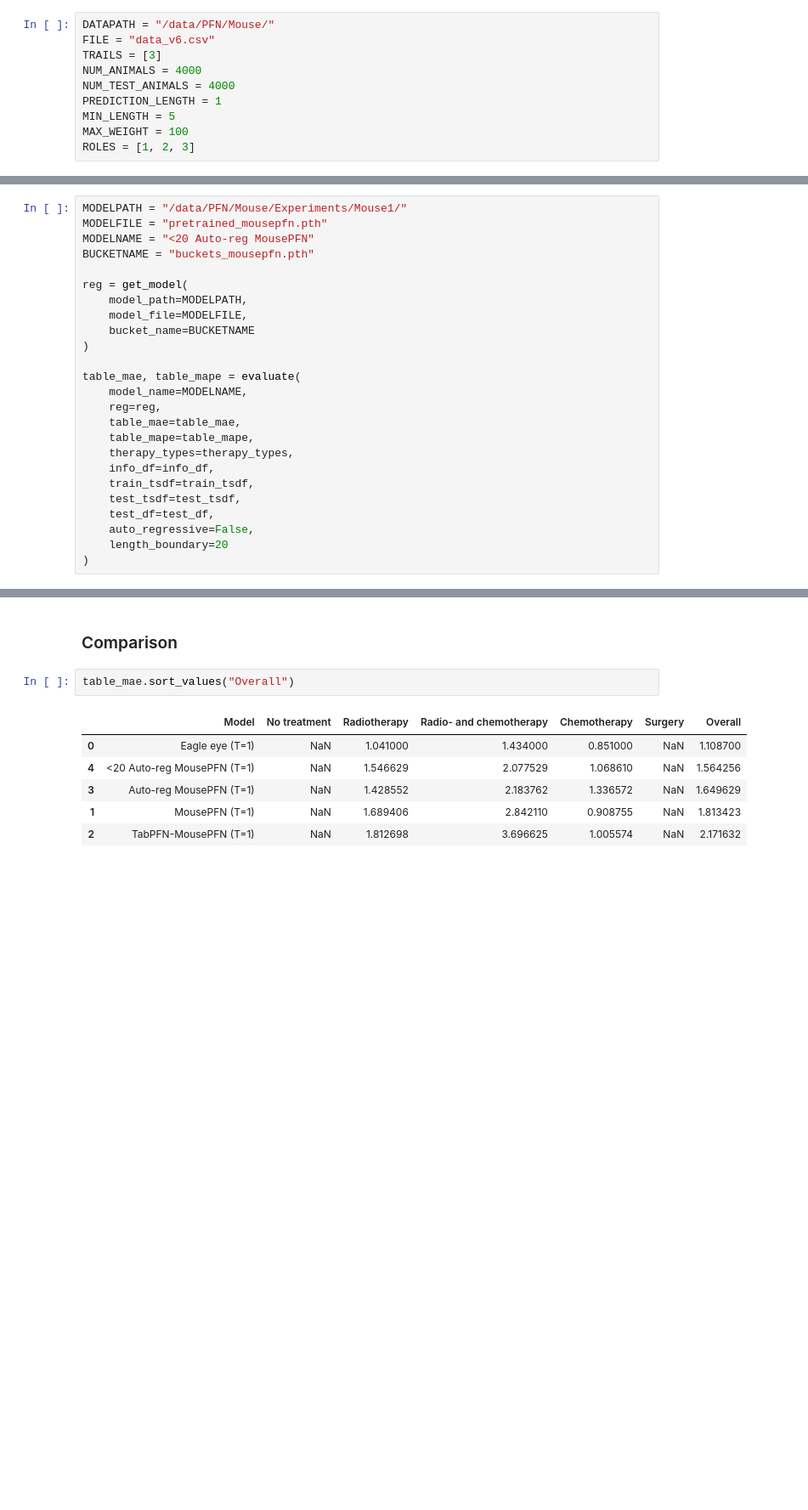
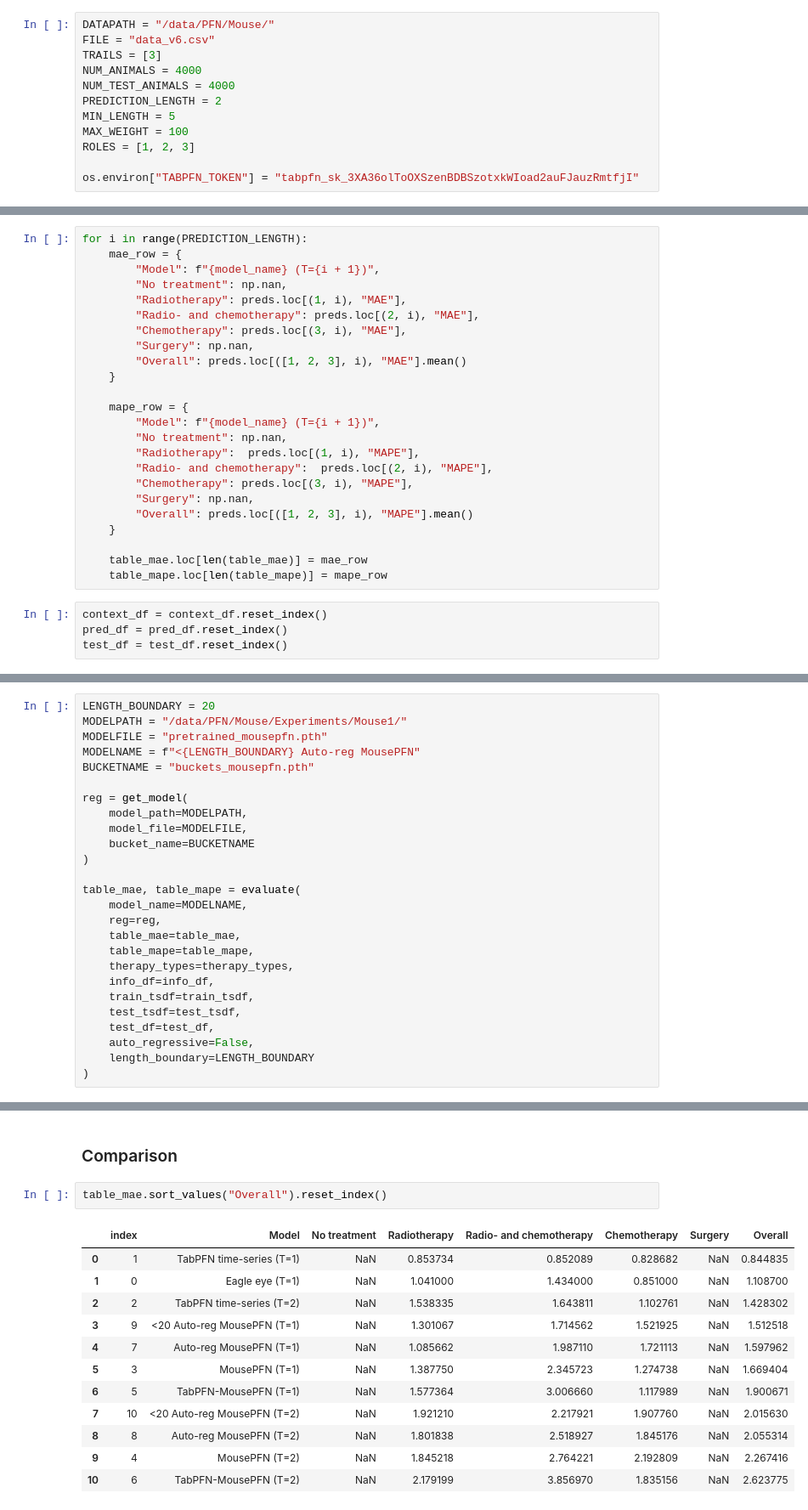
Before and after one commit to UKEIAM/TFM-mouse, a Jupyter notebook: notebooks/mouse.ipynb, the cells around one changed output, grey strips where cells are left out. Shown at 85% size. Drawn from its saved outputs; the diff is of its cells as text; blank space fills up the shorter version.

```diff
--- a/notebooks/mouse.ipynb
+++ b/notebooks/mouse.ipynb
@@ -32,10 +32,12 @@ FILE = "data_v6.csv"
 TRAILS = [3]
 NUM_ANIMALS = 4000
 NUM_TEST_ANIMALS = 4000
-PREDICTION_LENGTH = 1
+PREDICTION_LENGTH = 2
 MIN_LENGTH = 5
 MAX_WEIGHT = 100
 ROLES = [1, 2, 3]
+
+os.environ["TABPFN_TOKEN"] = "tabpfn_sk_3XA36olToOXSzenBDBSzotxkWIoad2auFJauzRmtfjI"
 # %% [markdown]
 ## Prepare data
 # %% [markdown]
@@ -543,0 +602,28 @@ def evaluate(
+# %%
+for i in range(PREDICTION_LENGTH):
+    mae_row = {
+        "Model": f"{model_name} (T={i + 1})",
+        "No treatment": np.nan,
+        "Radiotherapy": preds.loc[(1, i), "MAE"],
+        "Radio- and chemotherapy": preds.loc[(2, i), "MAE"],
+        "Chemotherapy": preds.loc[(3, i), "MAE"],
+        "Surgery": np.nan,
+        "Overall": preds.loc[([1, 2, 3], i), "MAE"].mean()
+    }
+
+    mape_row = {
+        "Model": f"{model_name} (T={i + 1})",
+        "No treatment": np.nan,
+        "Radiotherapy":  preds.loc[(1, i), "MAPE"],
+        "Radio- and chemotherapy":  preds.loc[(2, i), "MAPE"],
+        "Chemotherapy": preds.loc[(3, i), "MAPE"],
+        "Surgery": np.nan,
+        "Overall": preds.loc[([1, 2, 3], i), "MAPE"].mean()
+    }
+
+    table_mae.loc[len(table_mae)] = mae_row
+    table_mape.loc[len(table_mape)] = mape_row
+# %%
+context_df = context_df.reset_index()
+pred_df = pred_df.reset_index()
+test_df = test_df.reset_index()
@@ -683,9 +816,10 @@ Target: []
 ### Mouse, context for long-lived mice
 Only add context when the mice has a lot of data, otherwise do it auto-regressively.
 # %%
+LENGTH_BOUNDARY = 20
 MODELPATH = "/data/PFN/Mouse/Experiments/Mouse1/"
 MODELFILE = "pretrained_mousepfn.pth"
-MODELNAME = "<20 Auto-reg MousePFN"
+MODELNAME = f"<{LENGTH_BOUNDARY} Auto-reg MousePFN"
 BUCKETNAME = "buckets_mousepfn.pth"
 
 reg = get_model(
@@ -705,5 +839,5 @@ table_mae, table_mape = evaluate(
     test_tsdf=test_tsdf,
     test_df=test_df,
     auto_regressive=False,
-    length_boundary=20
+    length_boundary=LENGTH_BOUNDARY
 )
@@ -728,12 +872,18 @@ Target: []
 # %% [markdown]
 ### Comparison
 # %%
-table_mae.sort_values("Overall")
+table_mae.sort_values("Overall").reset_index()
 # %% [output]
-|  | Model | No treatment | Radiotherapy | Radio- and chemotherapy | Chemotherapy | Surgery | Overall |
-| 0 | Eagle eye (T=1) | NaN | 1.041000 | 1.434000 | 0.851000 | NaN | 1.108700 |
-| 4 | <20 Auto-reg MousePFN (T=1) | NaN | 1.546629 | 2.077529 | 1.068610 | NaN | 1.564256 |
-| 3 | Auto-reg MousePFN (T=1) | NaN | 1.428552 | 2.183762 | 1.336572 | NaN | 1.649629 |
-| 1 | MousePFN (T=1) | NaN | 1.689406 | 2.842110 | 0.908755 | NaN | 1.813423 |
-| 2 | TabPFN-MousePFN (T=1) | NaN | 1.812698 | 3.696625 | 1.005574 | NaN | 2.171632 |
+|  | index | Model | No treatment | Radiotherapy | Radio- and chemotherapy | Chemotherapy | Surgery | Overall |
+| 0 | 1 | TabPFN time-series (T=1) | NaN | 0.853734 | 0.852089 | 0.828682 | NaN | 0.844835 |
+| 1 | 0 | Eagle eye (T=1) | NaN | 1.041000 | 1.434000 | 0.851000 | NaN | 1.108700 |
+| 2 | 2 | TabPFN time-series (T=2) | NaN | 1.538335 | 1.643811 | 1.102761 | NaN | 1.428302 |
+| 3 | 9 | <20 Auto-reg MousePFN (T=1) | NaN | 1.301067 | 1.714562 | 1.521925 | NaN | 1.512518 |
+| 4 | 7 | Auto-reg MousePFN (T=1) | NaN | 1.085662 | 1.987110 | 1.721113 | NaN | 1.597962 |
+| 5 | 3 | MousePFN (T=1) | NaN | 1.387750 | 2.345723 | 1.274738 | NaN | 1.669404 |
+| 6 | 5 | TabPFN-MousePFN (T=1) | NaN | 1.577364 | 3.006660 | 1.117989 | NaN | 1.900671 |
+| 7 | 10 | <20 Auto-reg MousePFN (T=2) | NaN | 1.921210 | 2.217921 | 1.907760 | NaN | 2.015630 |
+| 8 | 8 | Auto-reg MousePFN (T=2) | NaN | 1.801838 | 2.518927 | 1.845176 | NaN | 2.055314 |
+| 9 | 4 | MousePFN (T=2) | NaN | 1.845218 | 2.764221 | 2.192809 | NaN | 2.267416 |
+| 10 | 6 | TabPFN-MousePFN (T=2) | NaN | 2.179199 | 3.856970 | 1.835156 | NaN | 2.623775 |
 # %%
```
Also changed, not shown: parts of 20 cells of this notebook.
